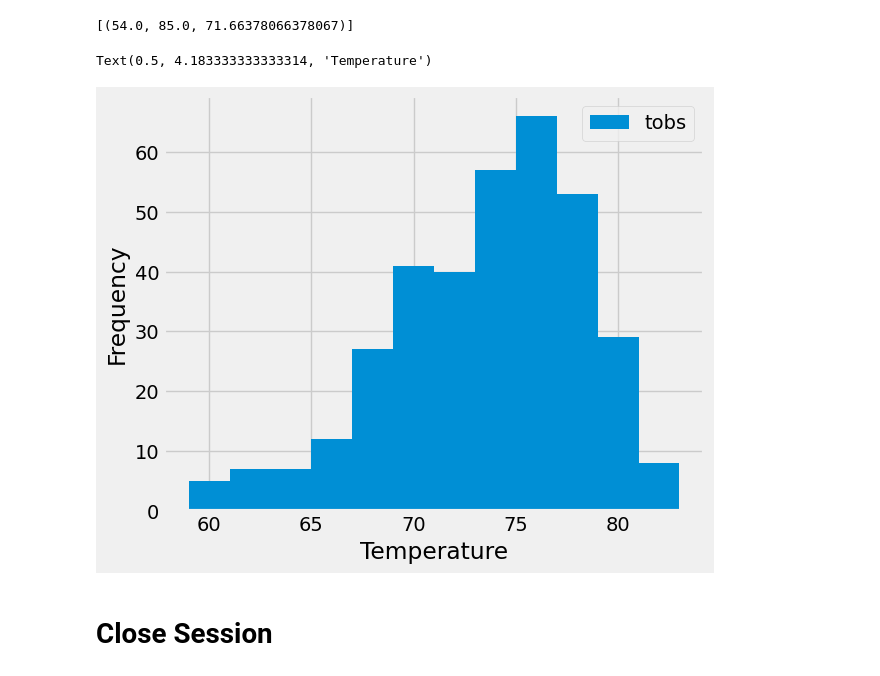
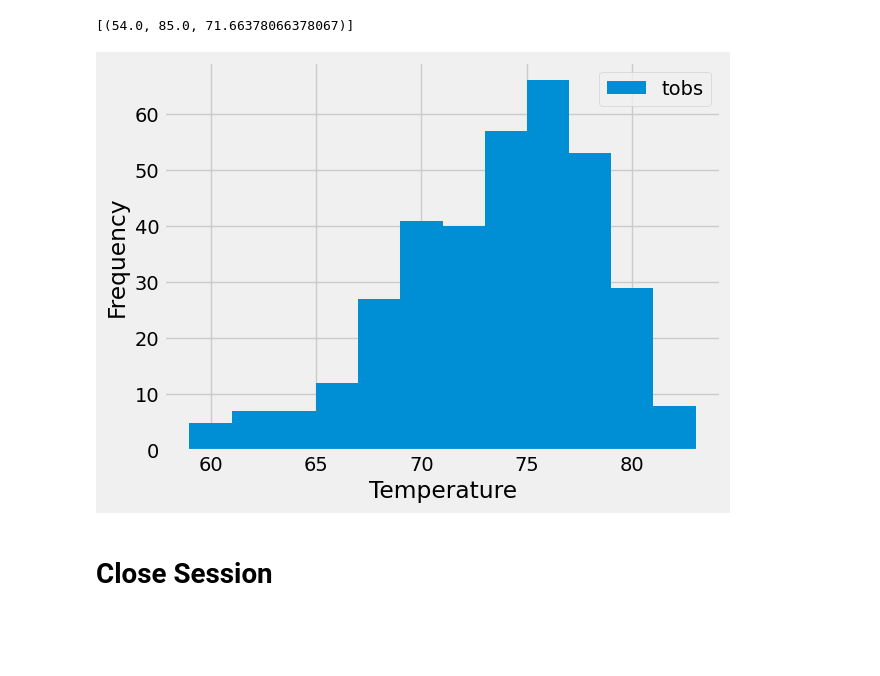
Before and after one commit to rmathena79/sqlalchemy-challenge, a Jupyter notebook: SurfsUp/climate_RPM.ipynb, the cells around one changed output. Drawn from its saved outputs; the diff is of its cells as text; code cells hidden in the pictures; blank space fills up the shorter version.

```diff
--- a/SurfsUp/climate_RPM.ipynb
+++ b/SurfsUp/climate_RPM.ipynb
@@ -125,6 +125,9 @@ array([   0,  100,  200,  300,  400,  500,  600,  700,  800,  900, 1000,
 # %%
 # Design a query to find the most active stations (i.e. which stations have the most rows?)
 # List the stations and their counts in descending order.
+station_counts = session.query(Measurement.station, func.count(Measurement.station)). \
+    group_by(Measurement.station).order_by(desc(func.count(Measurement.station))).all()
+station_counts
 # %% [output]
 [('USC00519281', 2772),
  ('USC00519397', 2724),
@@ -137,14 +140,23 @@ array([   0,  100,  200,  300,  400,  500,  600,  700,  800,  900, 1000,
  ('USC00518838', 511)]
 # %%
 # Using the most active station id from the previous query, calculate the lowest, highest, and average temperature.
+active_id = station_counts[0][0]
+session.query(func.min(Measurement.tobs), func.max(Measurement.tobs), func.avg(Measurement.tobs)). \
+    filter(Measurement.station == active_id).all()
 # %% [output]
 [(54.0, 85.0, 71.66378066378067)]
 # %%
 # Using the most active station id
 # Query the last 12 months of temperature observation data for this station and plot the results as a histogram
+temps = session.query(Measurement.tobs).filter(Measurement.station == active_id).filter(Measurement.date > start_date).all()
+values = [temp[0] for temp in temps]
+plt.hist(values, bins=12, label="tobs")
+plt.xlabel("Temperature")
+plt.ylabel("Frequency")
+plt.legend(loc="upper right")
+plt.show()
 # %% [output]
-Text(0.5, 4.183333333333314, 'Temperature')
-[figure, old version]
+[figure, new version]
 # %% [markdown]
 # Close Session
 # %%
```
Also changed, not shown: parts of 3 cells of this notebook.
